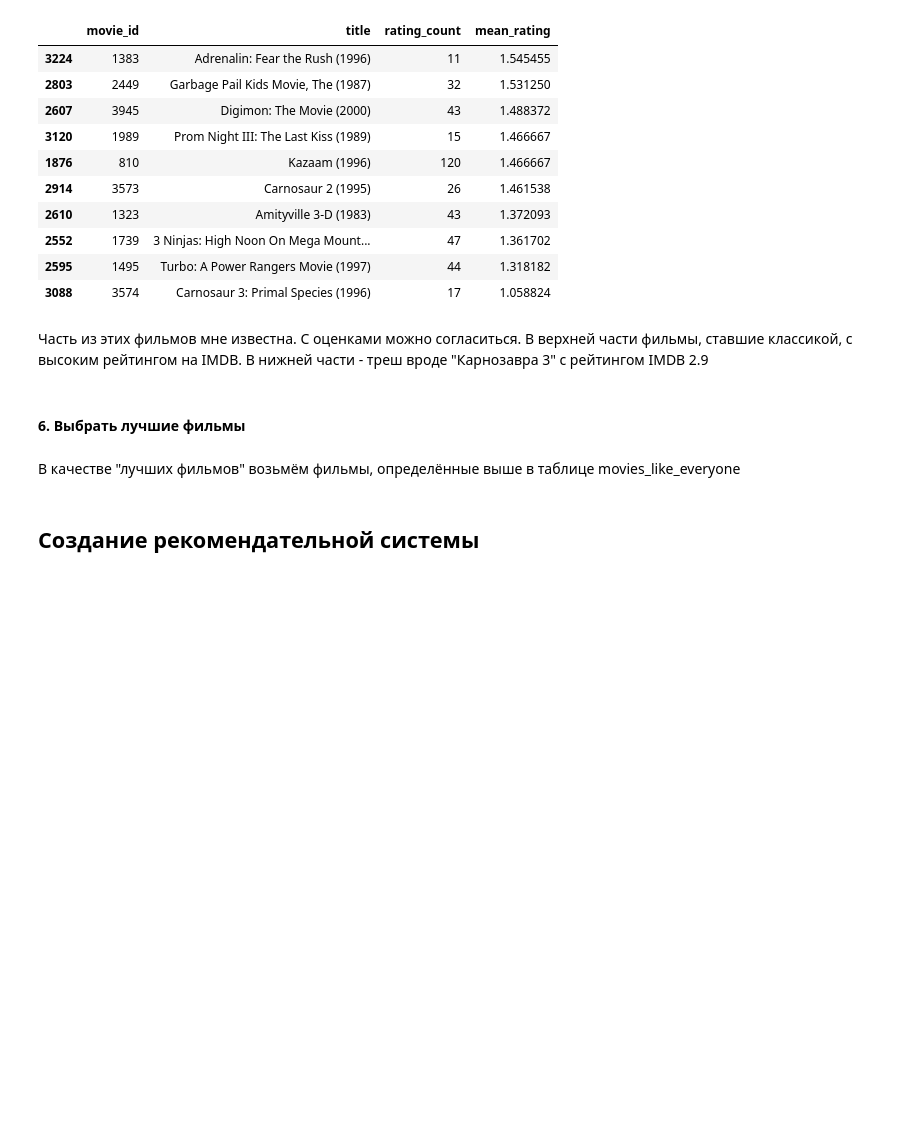
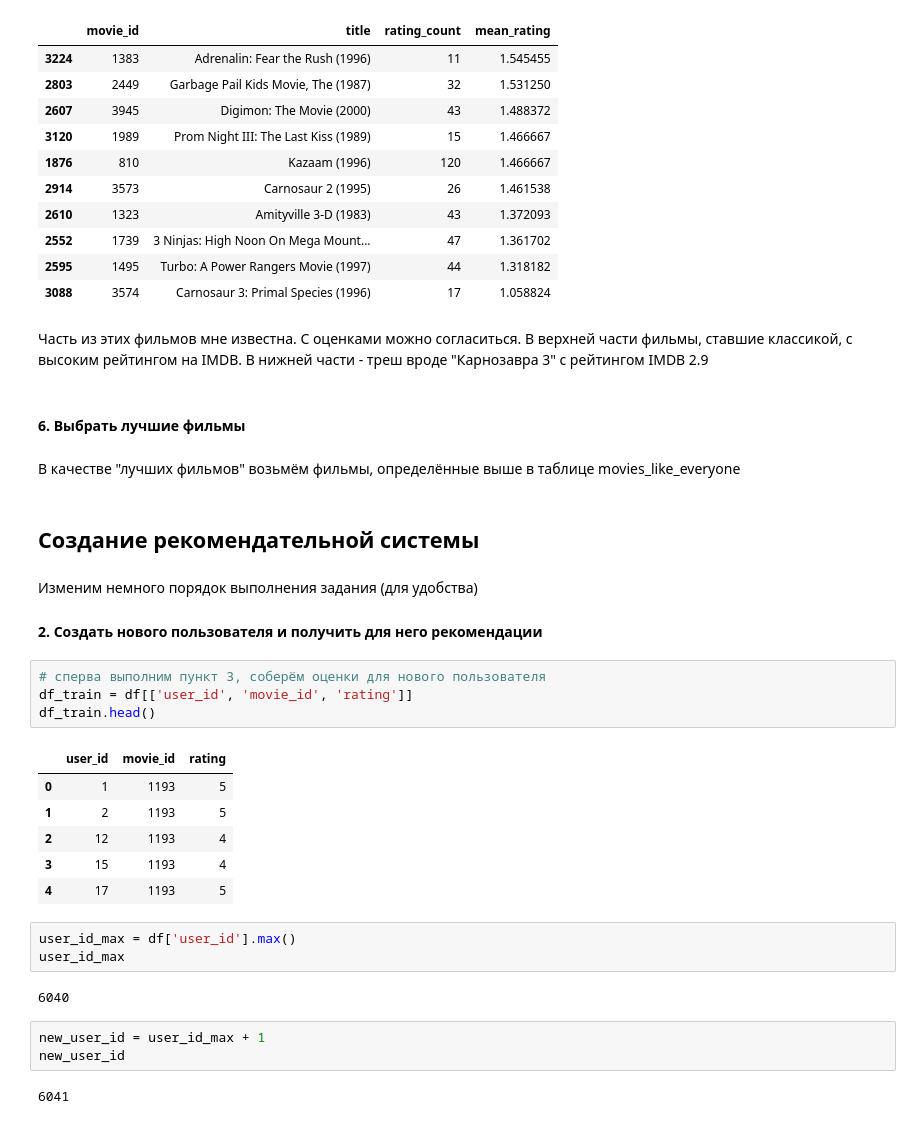
Before and after one commit to ChernetsovNG/otus_BigData, a Jupyter notebook: HW10/HW10.ipynb, the cells around one changed output. Saved outputs shown, nothing was run; the diff lists cells and outputs as text; blank space fills up the shorter version.

```diff
--- a/HW10/HW10.ipynb
+++ b/HW10/HW10.ipynb
@@ -271,3 +281,27 @@ movies_like_noone.tail(10)
 В качестве "лучших фильмов" возьмём фильмы, определённые выше в таблице movies_like_everyone
 # %% [markdown]
 ## Создание рекомендательной системы
+# %% [markdown]
+Изменим немного порядок выполнения задания (для удобства)
+#### 2. Создать нового пользователя и получить для него рекомендации
+# %%
+# сперва выполним пункт 3, соберём оценки для нового пользователя
+df_train = df[['user_id', 'movie_id', 'rating']]
+df_train.head()
+# %% [output]
+|  | user_id | movie_id | rating |
+| 0 | 1 | 1193 | 5 |
+| 1 | 2 | 1193 | 5 |
+| 2 | 12 | 1193 | 4 |
+| 3 | 15 | 1193 | 4 |
+| 4 | 17 | 1193 | 5 |
+# %%
+user_id_max = df['user_id'].max()
+user_id_max
+# %% [output]
+6040
+# %%
+new_user_id = user_id_max + 1
+new_user_id
+# %% [output]
+6041
```
Also changed, not shown: parts of 16 cells of this notebook.
